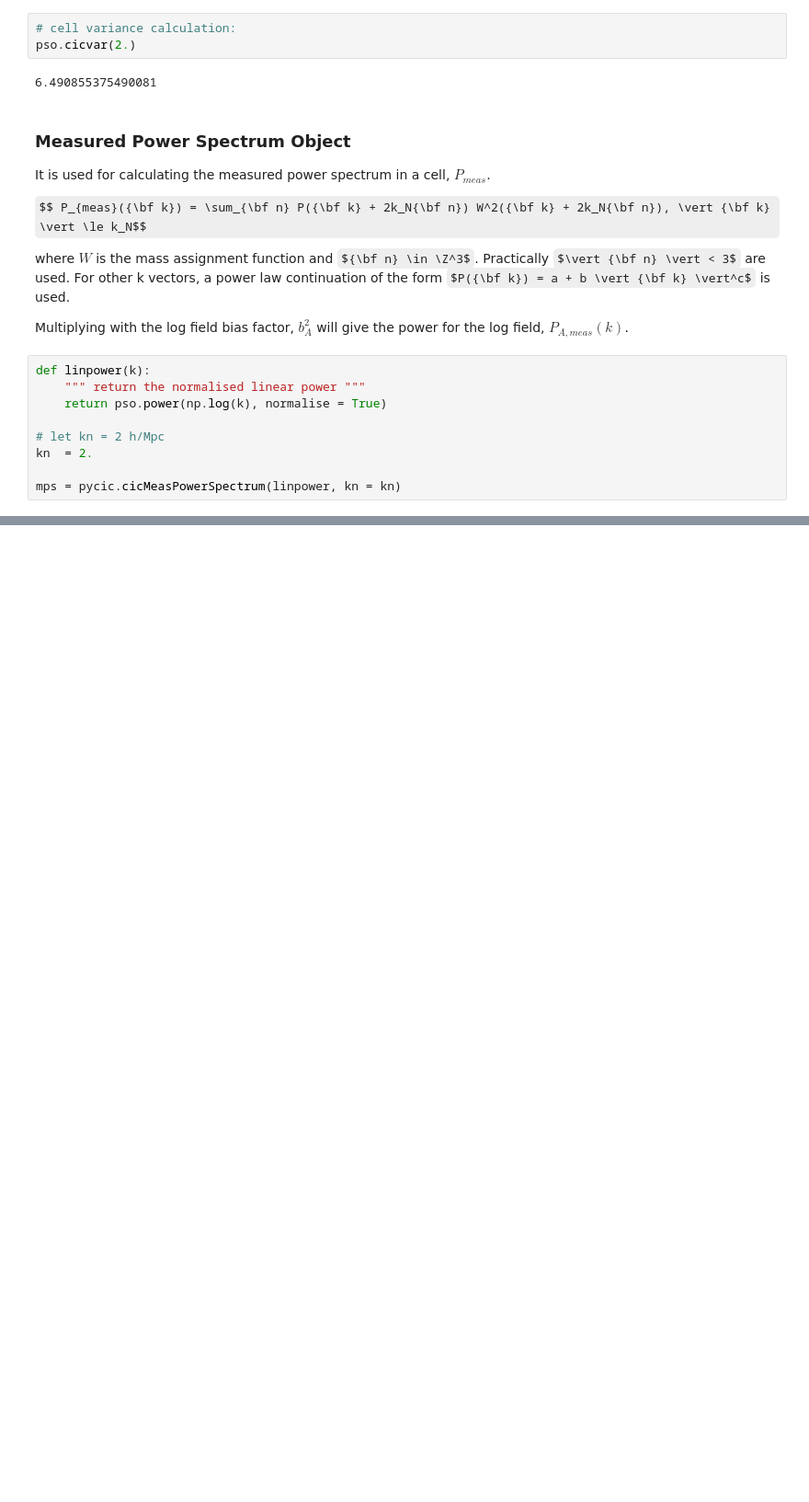
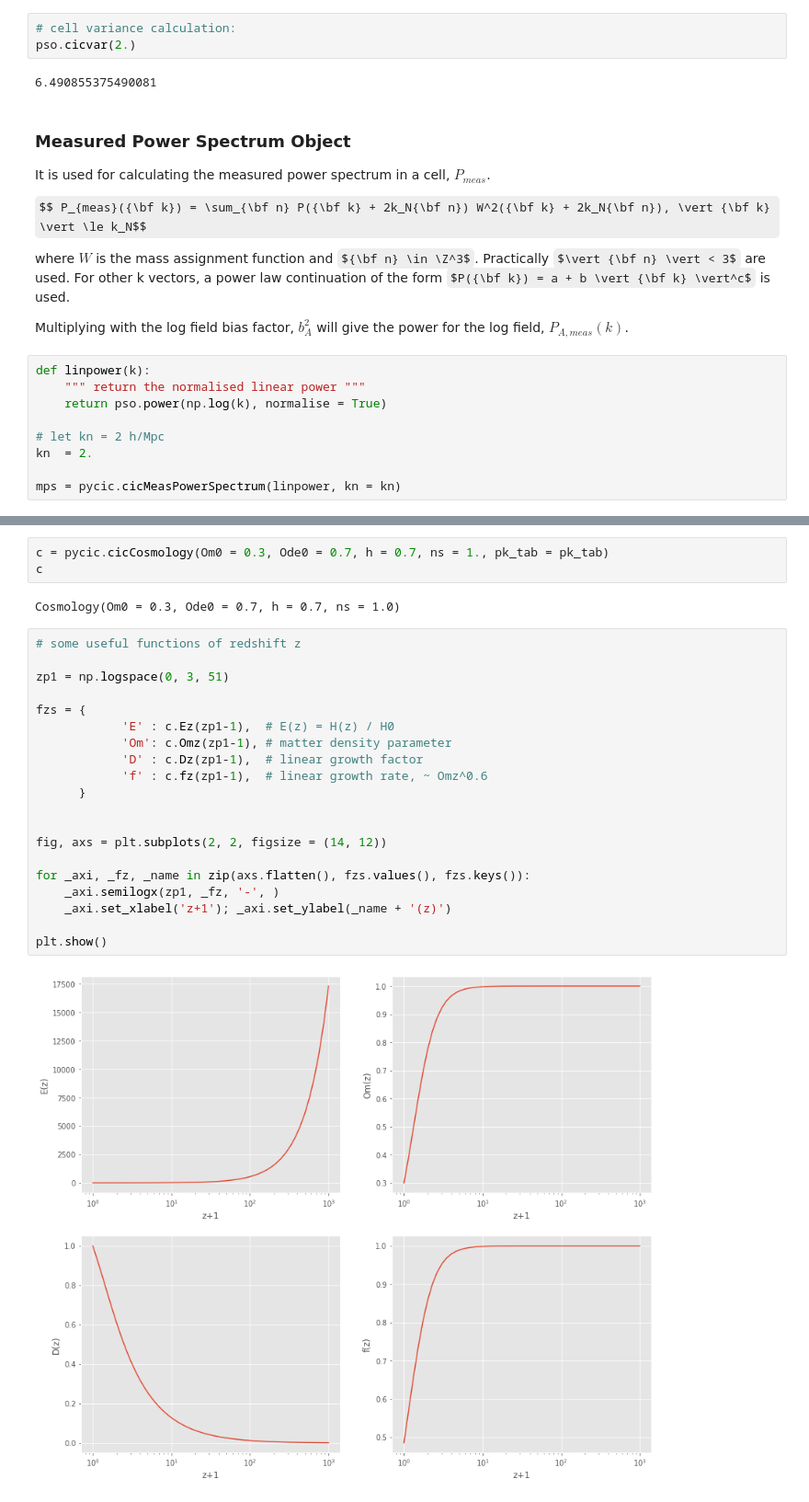
Before and after one commit to msssivadas10/cic_tests, a Jupyter notebook: test1.ipynb, the cells around one changed output, grey strips where cells are left out. Shown at 92% size. Saved outputs shown, nothing was run; the diff lists cells and outputs as text; some formulas as TeX source; blank space fills up the shorter version.

Commit message:
Test for cosmology object

```diff
--- a/test1.ipynb
+++ b/test1.ipynb
@@ -126,0 +131,27 @@ plt.show()
+# %%
+c = pycic.cicCosmology(Om0 = 0.3, Ode0 = 0.7, h = 0.7, ns = 1., pk_tab = pk_tab)
+c
+# %% [output]
+Cosmology(Om0 = 0.3, Ode0 = 0.7, h = 0.7, ns = 1.0)
+# %%
+# some useful functions of redshift z
+
+zp1 = np.logspace(0, 3, 51)
+
+fzs = {
+            'E' : c.Ez(zp1-1),  # E(z) = H(z) / H0
+            'Om': c.Omz(zp1-1), # matter density parameter
+            'D' : c.Dz(zp1-1),  # linear growth factor
+            'f' : c.fz(zp1-1),  # linear growth rate, ~ Omz^0.6
+      }
+
+
+fig, axs = plt.subplots(2, 2, figsize = (14, 12))
+
+for _axi, _fz, _name in zip(axs.flatten(), fzs.values(), fzs.keys()):
+    _axi.semilogx(zp1, _fz, '-', )
+    _axi.set_xlabel('z+1'); _axi.set_ylabel(_name + '(z)')
+
+plt.show()
+# %% [output]
+[figure, added]
```
Also changed, not shown: parts of 6 cells of this notebook.
